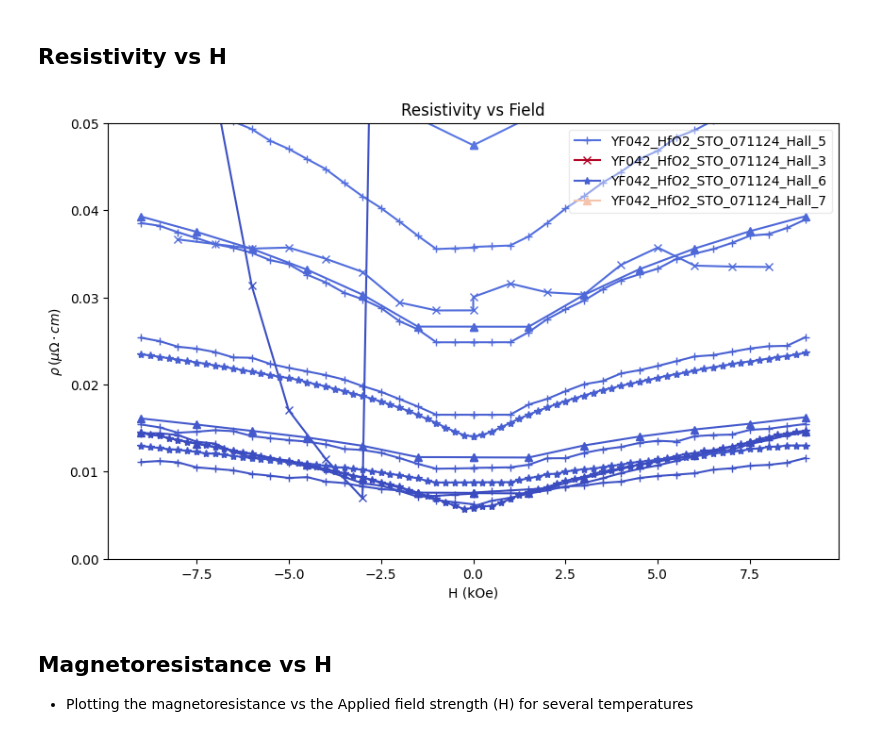
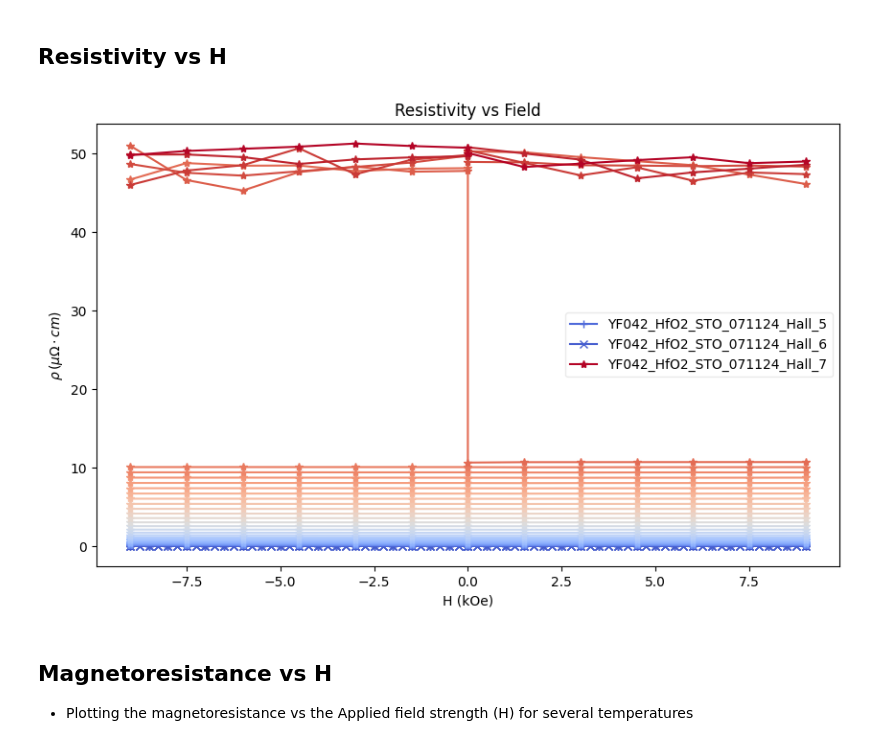
Before and after one commit to hc3413/Electronic_properties_of_thin_films, a Jupyter notebook: Analysis.ipynb, the cells around one changed output. Cells and saved outputs as stored; diff of their text form; code cells hidden in the pictures.

```diff
--- a/Analysis.ipynb
+++ b/Analysis.ipynb
@@ -80,7 +77,7 @@ for count, dat in enumerate(dat_raw):
 
 
 # Select the data sets to be plotted and put into a single list
-dat_raw_sel = [dat_raw[2][1], dat_raw[2][2], dat_raw[2][3], dat_raw[2][4]]
+dat_raw_sel = [dat_raw[2][1], dat_raw[2][3], dat_raw[2][4]]
 print('dat:', [f'{count}={d.filename}' for count, d in enumerate(dat_raw_sel)])
 # %% [output]
 dat_0: ['0=JT029_SrRuO3_171024_Combined', '1=JT029_SrRuO3_101024_HallRun1', '2=JT029_SrRuO3_091024_Halltest2', '3=JT029_SrRuO3_171024_Combined_fullrange.txt', '4=JT029_SrRuO3_191024_Combined4']
@@ -382,30 +377,30 @@ if threshold != 0:
 # %%
 fig14 = plt.figure(figsize=(10, 6 ))
 gs = fig14.add_gridspec(1, 1)
 ax = fig14.add_subplot(gs[0, 0])
 
 for j, d in enumerate(dat):
     for t_count, t in enumerate(d.ctf[1], start=0):
 
             ax.plot(d.res_data[t_count*d.ctf[5]:(t_count+1)*d.ctf[5], 1], d.res_data[t_count*d.ctf[5]:(t_count+1)*d.ctf[5], 4] * 1e8, marker=mark_p[j], color=cmap_temp(norm_temp(t)))
 
     # Add a dummy plot for the legend entry
     ax.plot([], [], marker = mark_p[j], color=cmap_temp(norm_temp(t)), label=f'{d.filename}')
 
 ax.set_xlabel('H (kOe)')
 ax.set_ylabel(r'$\rho\,(\mu \Omega \cdot cm)$')
 ax.set_title(f'Resistivity vs Field')
 ax.legend(loc='best', framealpha=0.4)
 
 
-ax.set_ylim(0, 0.05)
+#ax.set_ylim(0, 0.05)
 
 plt.show()
 
 if plot_data == True:
     fig14.savefig(dat[0].directory.joinpath(f'{dat[0].plot_str}_resistivity_vs_field.{fig_format}'), dpi=300, bbox_inches='tight', transparent=plot_transparency)
 # %% [output]
-[figure, old version]
+[figure, new version]
 # %% [markdown]
 ## Magnetoresistance vs H
 - Plotting the magnetoresistance vs the Applied field strength (H) for several temperatures
```
Also changed, not shown: parts of 23 cells of this notebook, 14 other files.
